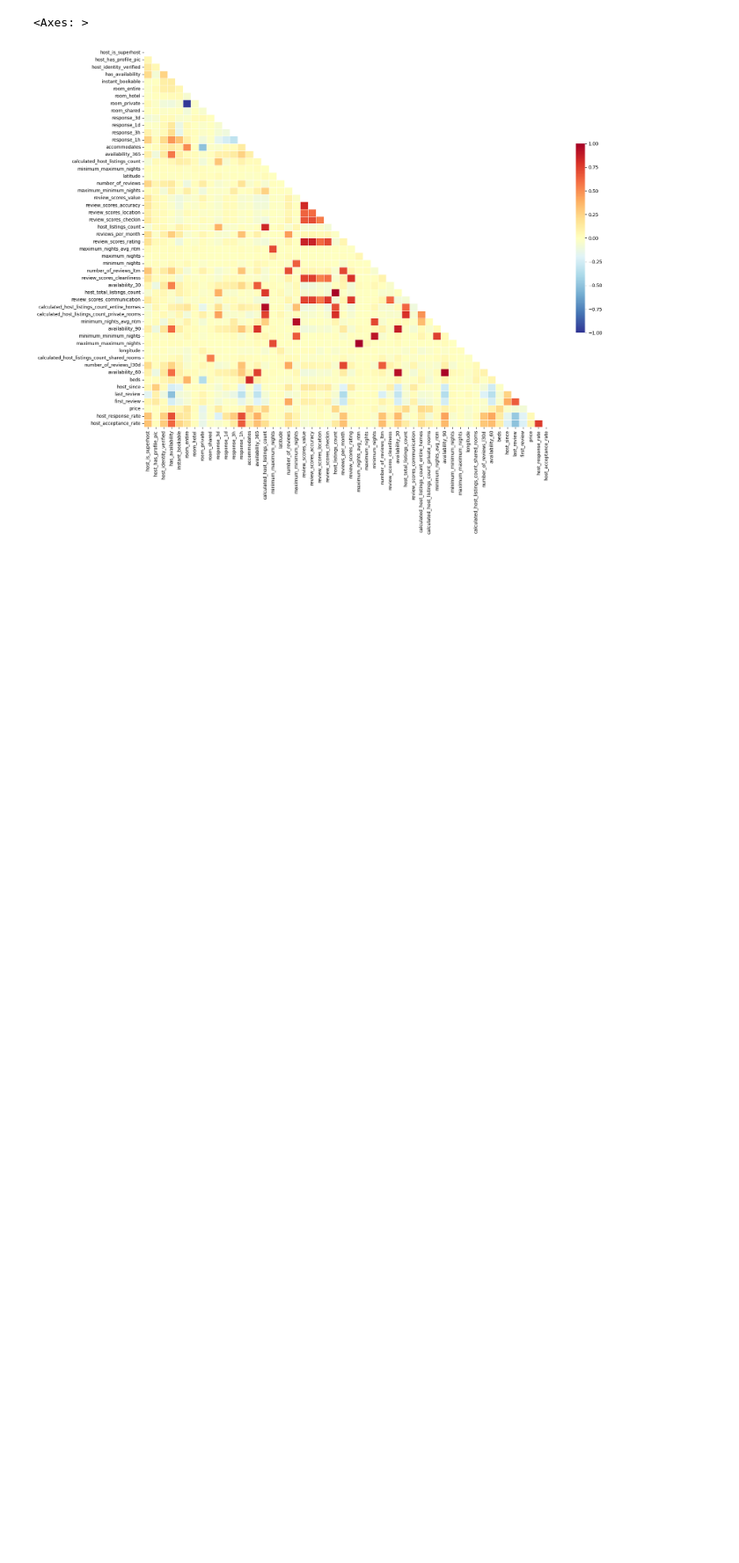
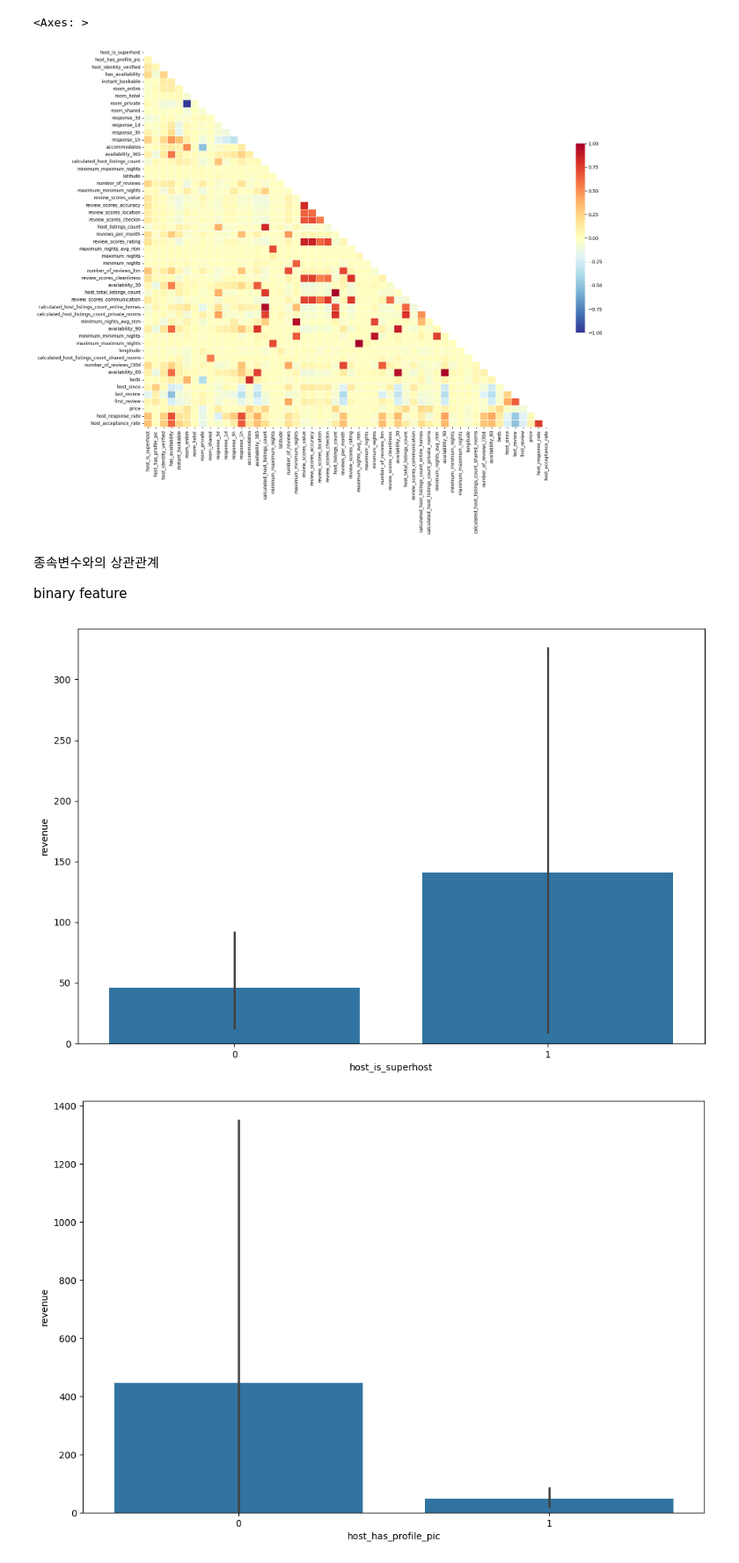
Before and after one commit to HongSeongMo/Airbnb, a Jupyter notebook: Another_copy_of_aribnb4강변수상관관계분석.ipynb, the cells around one changed output. Shown at 88% size. Cells and saved outputs as stored; diff of their text form; code cells hidden in the pictures; blank space fills up the shorter version.

```diff
--- a/Another_copy_of_aribnb4강변수상관관계분석.ipynb
+++ b/Another_copy_of_aribnb4강변수상관관계분석.ipynb
@@ -307,3 +307,17 @@ sns.heatmap(corr_df,
 # %% [output]
 <Axes: >
 [figure]
+# %% [markdown]
+종속변수와의 상관관계
+
+binary feature
+# %%
+# bar plot
+for col in feature_binary:
+    sns.barplot(data= feature_df,
+                x = col,
+                y = 'revenue')
+    plt.show()
+# %% [output]
+[figure, added]
+[figure, added]
```
Also changed, not shown: parts of 4 cells of this notebook.
